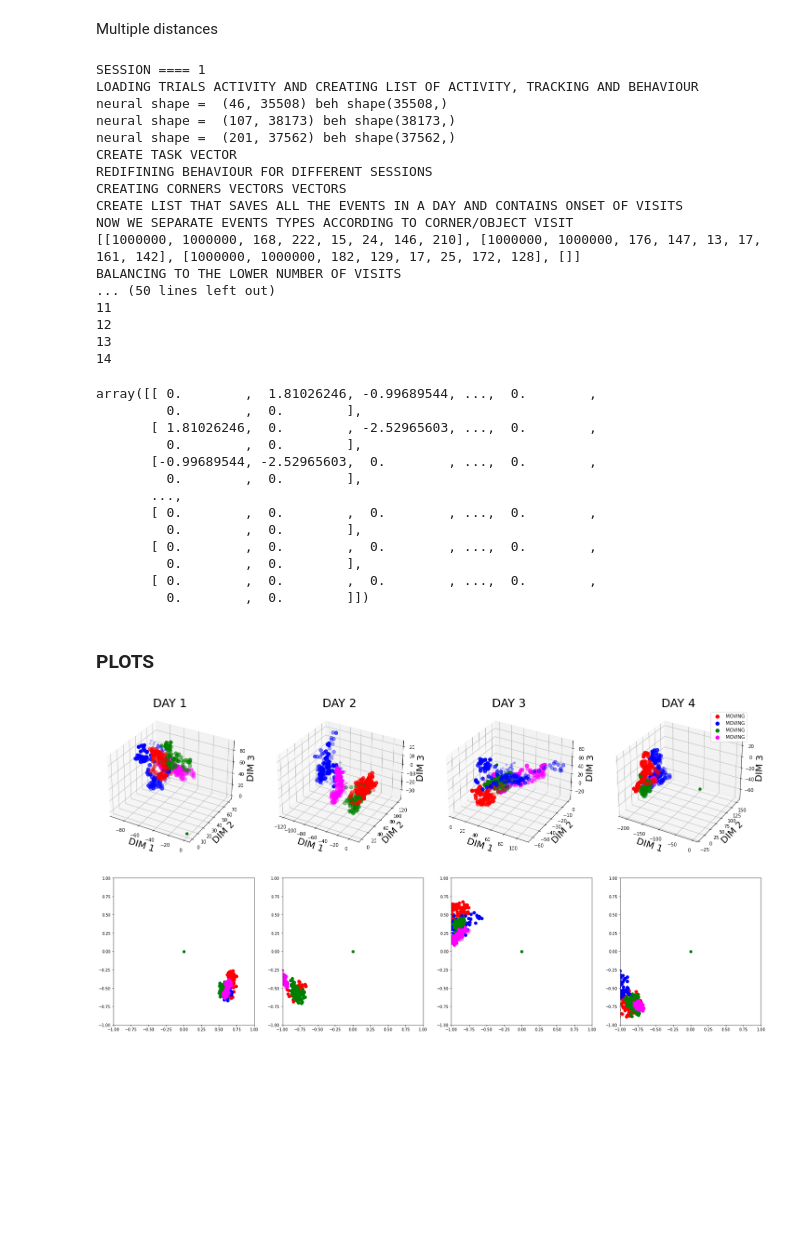
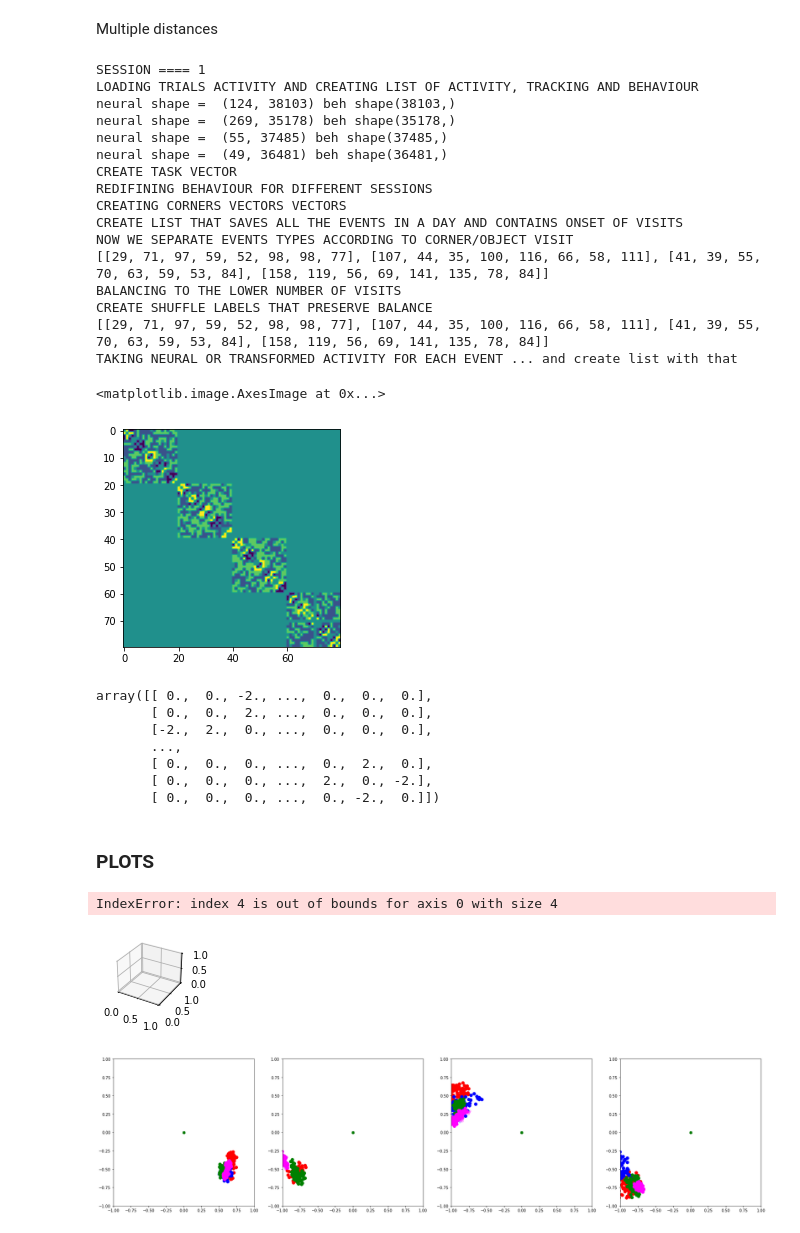
Before and after one commit to melisamc89/neural_analysys, a Jupyter notebook: src/representational_distance_complete.ipynb, the cells around one changed output. Saved outputs shown, nothing was run; the diff lists cells and outputs as text; code cells hidden in the pictures; blank space fills up the shorter version.

```diff
--- a/src/representational_distance_complete.ipynb
+++ b/src/representational_distance_complete.ipynb
@@ -61,10 +62,10 @@ colorcodes = ['Greys','PuBu', 'YlOrRd','Reds','Blues','Oranges','Greens']
 
 # for mouse in mouse_vector:
 #     for session_now in
-mouse = 401714 ### mouse number id
+mouse = 32363 ### mouse number id
 figure_path = os.environ['PROJECT_DIR'] +'neural_analysis/figures/trial_aligned_events/examples/'
 
-for session_now in range(1,3):
+for session_now in range(1,2):
 
     print('SESSION ====', session_now)
 
@@ -82,7 +83,9 @@ for session_now in range(1,3):
     ##### DAY TRANSFORMATIONS ####
 
 
-    activity_list,timeline_list,behaviour_list,corners_list,parameters_time,parameters_list,parameters_list2, speed_list, day_list,tracking_list= load_data(mouse, session_now,decoding_v, motion_correction_v, alignment_v, equalization_v,source_extraction_v,component_evaluation_v, re_sf,file_directory, timeline_file_dir, behaviour_dir, behaviour_dir_parameters, tracking_dir, objects_dir)
+    activity_list,timeline_list,behaviour_list,corners_list,parameters_time,parameters_list,parameters_list2, speed_list, day_list,tracking_list= load_data(mouse, session_now,
+    decoding_v, motion_correction_v, alignment_v, equalization_v,source_extraction_v,component_evaluation_v, re_sf,file_directory, timeline_file_dir, behaviour_dir, behaviour_dir_parameters, tracking_dir, objects_dir,
+    binary = False)
     data_transformation = transform_neural_data(activity_list, behaviour_list,parameters_time,parameters_list,parameters_list2,timeline_list,day_list)
     print('CREATE TASK VECTOR')
     create_task_behaviour(behaviour_list,colapse_behaviour,object_fixed,timeline_list,day_list)
@@ -95,17 +98,16 @@ for session_now in range(1,3):
         combination_corners.append(navigation_list[i] + 10*exploration_list[i])
     id_target_combination = [1,2,3,4,10,20,30,40]
 
-    metric_use = 'cosine'
+    metric_use = 'euclidean'
     trial_activity, trial_activity_shuffle, evnets_id, distance = compute_representational_distance_measures_all_to_all(activity_list,data_transformation,period,combination_corners,id_target_combination,N_SHUFFLINGS,data_transformation.trials,metric = metric_use)
 
-    if metric_use == 'cosine':
-        output_directory = '/home/melisamc/Documentos/neural_analysis/data/mean_representational_distance/distance_matrix/'
-        distance_matrix_file = output_directory + 'distance_matrix_mouse_' + f'{mouse}' +'_session_'+ f'{session_now}' +'.daily_cosine.npy'
-        np.save(distance_matrix_file,distance)
-
+    #if metric_use == 'cosine':
+    output_directory = '/home/melisamc/Documentos/neural_analysis/data/mean_representational_distance/distance_matrix/'
+    distance_matrix_file = output_directory + 'distance_matrix_mouse_' + f'{mouse}' +'_session_'+ f'{session_now}' +'.daily_zscored.npy'
+    np.save(distance_matrix_file,distance)
 
 #     ##### TRIAL TRANSFORMATIONS ####
-    activity_list_trial,timeline_list_trial,behaviour_list_trial,corners_list_trial,parameters_time_trial,parameters_list_trial,parameters_list2_trial, speed_list_trial,trial_list,tracking_list_trial = load_data_trial(mouse, session_now,decoding_v, motion_correction_v, alignment_v, equalization_v,source_extraction_v,component_evaluation_v, re_sf,file_directory, timeline_file_dir, behaviour_dir, behaviour_dir_parameters, tracking_dir, objects_dir)
+    activity_list_trial,timeline_list_trial,behaviour_list_trial,corners_list_trial,parameters_time_trial,parameters_list_trial,parameters_list2_trial, speed_list_trial,trial_list,tracking_list_trial = load_data_trial(mouse, session_now,decoding_v, motion_correction_v, alignment_v, equalization_v,source_extraction_v,component_evaluation_v, re_sf,file_directory, timeline_file_dir, behaviour_dir, behaviour_dir_parameters, tracking_dir, objects_dir,binary = False)
     data_transformation_trial = transform_neural_data(activity_list_trial, behaviour_list_trial,parameters_time_trial,parameters_list_trial,parameters_list2_trial,timeline_list_trial,trial_list)
     #data_transformation_trial = transform_neural_data(activity_list, behaviour_list,parameters_time,parameters_list,parameters_list2,timeline_list,day_list,trial_flag = True)
 
@@ -115,9 +117,9 @@ for session_now in range(1,3):
     combination_corners_trial = corners_list_trial
     id_target_combination = [1,2,3,4]
 
-    trial_activity, trial_activity_shuffle, events_id, distance = compute_representational_distance_measures_all_to_all(activity_list_trial,data_transformation_trial,period,combination_corners_trial,id_target_combination,N_SHUFFLINGS,data_transformation_trial.trials,metric = 'cosine',trial_flag = True)
+    trial_activity, trial_activity_shuffle, events_id, distance = compute_representational_distance_measures_all_to_all(activity_list_trial,data_transformation_trial,period,combination_corners_trial,id_target_combination,N_SHUFFLINGS,data_transformation_trial.trials,metric = metric_use,trial_flag = True)
     output_directory = '/home/melisamc/Documentos/neural_analysis/data/mean_representational_distance/distance_matrix/'
-    distance_matrix_file = output_directory + 'distance_matrix_mouse_' + f'{mouse}' +'_session_'+ f'{session_now}' +'_trial_based_cosine_1.npy'
+    distance_matrix_file = output_directory + 'distance_matrix_mouse_' + f'{mouse}' +'_session_'+ f'{session_now}' +'_trial_based_zscored_1.npy'
     np.save(distance_matrix_file,distance)
 
     data_transformation_trial_2 = transform_neural_data(activity_list, behaviour_list,parameters_time,parameters_list,parameters_list2,timeline_list,day_list,trial_flag = True)
@@ -128,44 +130,42 @@ for session_now in range(1,3):
     combination_corners_trial = corners_list_trial
     id_target_combination = [1,2,3,4]
 
-    trial_activity, trial_activity_shuffle, events_id,distance = compute_representational_distance_measures_all_to_all(activity_list_trial,data_transformation_trial_2,period,combination_corners_trial,id_target_combination,N_SHUFFLINGS,data_transformation_trial.trials,metric = 'cosine',trial_flag = True)
+    trial_activity, trial_activity_shuffle, events_id,distance = compute_representational_distance_measures_all_to_all(activity_list_trial,data_transformation_trial_2,period,combination_corners_trial,id_target_combination,N_SHUFFLINGS,data_transformation_trial.trials,metric = metric_use,trial_flag = True)
     output_directory = '/home/melisamc/Documentos/neural_analysis/data/mean_representational_distance/distance_matrix/'
-    distance_matrix_file = output_directory + 'distance_matrix_mouse_' + f'{mouse}' +'_session_'+ f'{session_now}' +'_trial_based_cosine_2.npy'
+    distance_matrix_file = output_directory + 'distance_matrix_mouse_' + f'{mouse}' +'_session_'+ f'{session_now}' +'_trial_based_zscored_2.npy'
     np.save(distance_matrix_file,distance)
 # %% [output]
 SESSION ==== 1
 LOADING TRIALS ACTIVITY AND CREATING LIST OF ACTIVITY, TRACKING AND BEHAVIOUR
-neural shape =  (46, 35508) beh shape(35508,)
-neural shape =  (107, 38173) beh shape(38173,)
-neural shape =  (201, 37562) beh shape(37562,)
+neural shape =  (124, 38103) beh shape(38103,)
+neural shape =  (269, 35178) beh shape(35178,)
+neural shape =  (55, 37485) beh shape(37485,)
+neural shape =  (49, 36481) beh shape(36481,)
 CREATE TASK VECTOR
 REDIFINING BEHAVIOUR FOR DIFFERENT SESSIONS
 CREATING CORNERS VECTORS VECTORS
 CREATE LIST THAT SAVES ALL THE EVENTS IN A DAY AND CONTAINS ONSET OF VISITS
 NOW WE SEPARATE EVENTS TYPES ACCORDING TO CORNER/OBJECT VISIT
-[[1000000, 1000000, 168, 222, 15, 24, 146, 210], [1000000, 1000000, 176, 147, 13, 17, 161, 142], [1000000, 1000000, 182, 129, 17, 25, 172, 128], []]
+[[29, 71, 97, 59, 52, 98, 98, 77], [107, 44, 35, 100, 116, 66, 58, 111], [41, 39, 55, 70, 63, 59, 53, 84], [158, 119, 56, 69, 141, 135, 78, 84]]
 BALANCING TO THE LOWER NUMBER OF VISITS
-... (50 lines left out)
-11
-12
-13
-14
+CREATE SHUFFLE LABELS THAT PRESERVE BALANCE
+[[29, 71, 97, 59, 52, 98, 98, 77], [107, 44, 35, 100, 116, 66, 58, 111], [41, 39, 55, 70, 63, 59, 53, 84], [158, 119, 56, 69, 141, 135, 78, 84]]
+TAKING NEURAL OR TRANSFORMED ACTIVITY FOR EACH EVENT ... and create list with that
 # %%
-distance.neural
+plt.imshow(distance.neural)
 # %% [output]
-array([[ 0.        ,  1.81026246, -0.99689544, ...,  0.        ,
-         0.        ,  0.        ],
-       [ 1.81026246,  0.        , -2.52965603, ...,  0.        ,
-         0.        ,  0.        ],
-       [-0.99689544, -2.52965603,  0.        , ...,  0.        ,
-         0.        ,  0.        ],
-       ...,
-       [ 0.        ,  0.        ,  0.        , ...,  0.        ,
-         0.        ,  0.        ],
-       [ 0.        ,  0.        ,  0.        , ...,  0.        ,
-         0.        ,  0.        ],
-       [ 0.        ,  0.        ,  0.        , ...,  0.        ,
-         0.        ,  0.        ]])
+<matplotlib.image.AxesImage at 0x...>
+[figure, added]
+# %%
+distance.neural
+# %% [output]
+array([[ 0.,  0., -2., ...,  0.,  0.,  0.],
+       [ 0.,  0.,  2., ...,  0.,  0.,  0.],
+       [-2.,  2.,  0., ...,  0.,  0.,  0.],
+       ...,
+       [ 0.,  0.,  0., ...,  0.,  2.,  0.],
+       [ 0.,  0.,  0., ...,  2.,  0., -2.],
+       [ 0.,  0.,  0., ...,  0., -2.,  0.]])
 # %% [markdown]
 ### PLOTS
 # %%
@@ -187,35 +187,36 @@ for day in range(4):
     axes.scatter(trial_activity.pca[day][6,0,:],trial_activity.pca[day][6,1,:],trial_activity.pca[day][6,3,:],c = color_corners[2],s = 60)
     axes.scatter(trial_activity.pca[day][7,0,:],trial_activity.pca[day][7,1,:],trial_activity.pca[day][7,3,:],c = color_corners[3],s = 60)
     if day == 3:
         axes.legend(legend_objects, fontsize = 20)
 
 
     axes.scatter(trial_activity.pca[day][0,0,:],trial_activity.pca[day][0,1,:],trial_activity.pca[day][0,3,:],c = color_corners[0],alpha = 0.2)
     axes.scatter(trial_activity.pca[day][1,0,:],trial_activity.pca[day][1,1,:],trial_activity.pca[day][1,3,:],c = color_corners[1],alpha = 0.2)
     axes.scatter(trial_activity.pca[day][2,0,:],trial_activity.pca[day][2,1,:],trial_activity.pca[day][2,3,:],c = color_corners[2],alpha = 0.2)
     axes.scatter(trial_activity.pca[day][3,0,:],trial_activity.pca[day][3,1,:],trial_activity.pca[day][3,3,:],c = color_corners[3],alpha = 0.2)
 
     # axes.set_xlim([-200,400])
     # axes.set_ylim([-200,150])
     # axes.set_zlim([-150,200])
 
     axes.set_xlabel('DIM 1', fontsize = 20)
     axes.set_ylabel('DIM 2', fontsize = 20)
     axes.set_zlabel('DIM 3', fontsize = 20)
 
     axes.set_title(day_label[day],fontsize = 25)
 
     if day == 3:
         axes.legend(legend_objects)
 
 figure.set_size_inches([30,10])
 figure.set_size_inches([25,30])
-figure_name = 'PCA_example_STABLE2.png'
+figure_name = 'PCA_example.png'
 figure.patch.set_facecolor('white')
 
 figure.savefig(figure_path + figure_name)
 # %% [output]
+IndexError: index 4 is out of bounds for axis 0 with size 4
-[figure, old version]
+[figure, new version]
 # %%
 color_corners = ['r','b','g','magenta','k']
 day = 1
```
Also changed, not shown: parts of 1 cell of this notebook, 14 other files.
